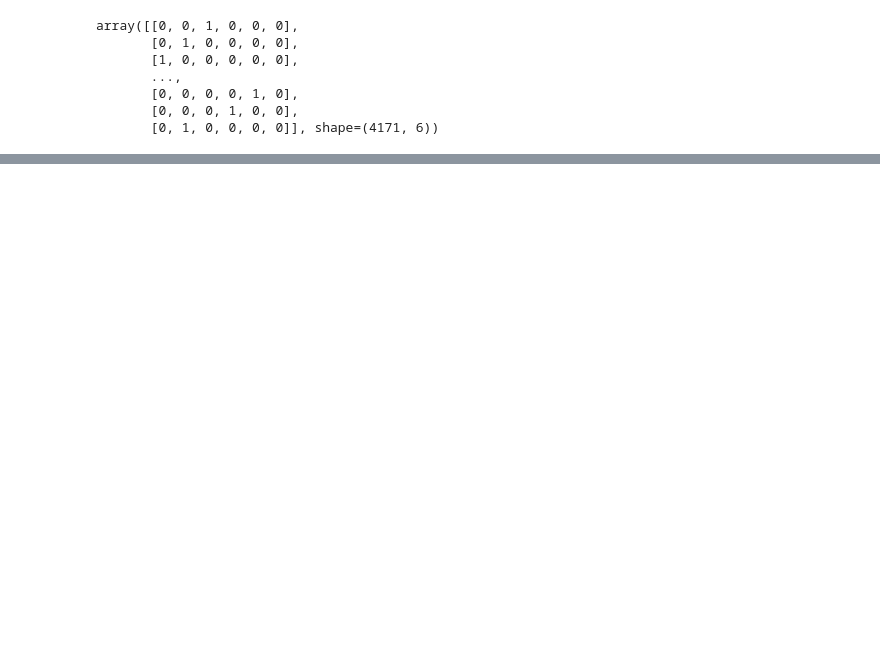
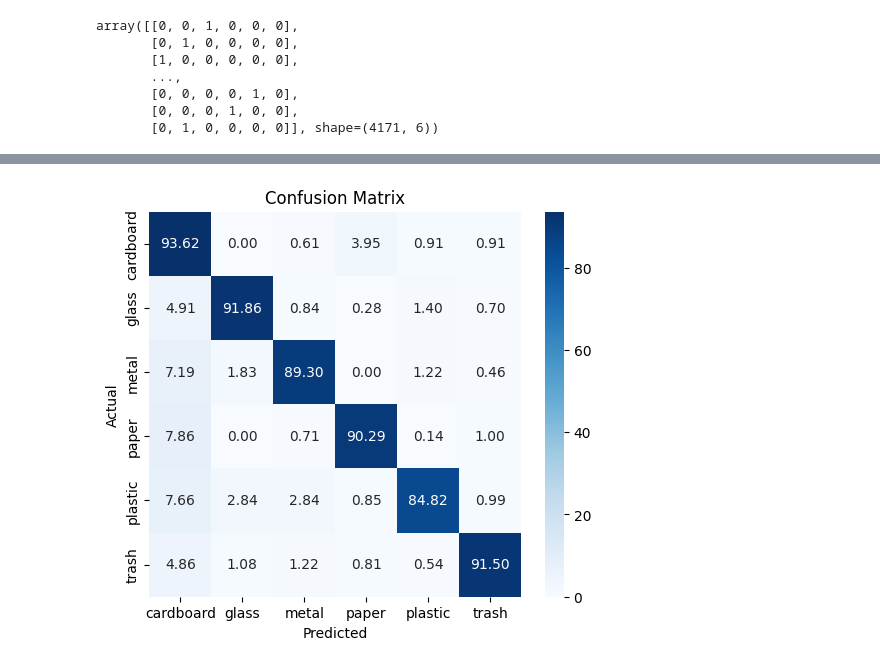
Before and after one commit to A-Francoise/garbage_classification, a Jupyter notebook: garbage_classification.ipynb, the cells around one changed output, grey strips where cells are left out. Drawn from its saved outputs; the diff is of its cells as text; code cells hidden in the pictures; blank space fills up the shorter version.

```diff
--- a/garbage_classification.ipynb
+++ b/garbage_classification.ipynb
@@ -274,8 +320,8 @@ garbage_cnn.compile(
 from tensorflow.keras.callbacks import (
     EarlyStopping,
     TensorBoard,
-    ModelCheckpoint,
-    ReduceLROnPlateau,
+    # ModelCheckpoint,
+    # ReduceLROnPlateau,
 )
 import datetime
 
@@ -288,3 +334,5 @@ log_dir = "logs/fit/" + datetime.datetime.now().strftime("%Y%m%d-%H%M%S")
 tensorboard_callback = TensorBoard(
     log_dir=log_dir, histogram_freq=1, update_freq="epoch"
 )
+
+CALLBACKS = [tensorboard_callback, early_stop]
@@ -293,7 +344,7 @@ history_finetune = garbage_cnn.fit(
     tf_train_dataset,
     validation_data=tf_valid_dataset,
     epochs=100,
-    callbacks=[tensorboard_callback, early_stop],
+    callbacks=CALLBACKS,
 )
 # %% [output]
 Epoch 1/100
@@ -404,0 +458,76 @@ F1-score: 0.9228
+# %%
+from sklearn.metrics import confusion_matrix
+import pandas as pd
+
+label_to_index = {label: i for i, label in enumerate(CLASSES)}
+index_to_label = {v: k for k, v in label_to_index.items()}  # int -> string
+
+
+def one_hot_decode(one_hot: tf.Tensor, index_to_label: t.Dict[int, str]) -> str:
+    """Convert one hot vector to string label.
+
+    Args:
+        one_hot (tf.Tensor): One hot label vector.
+        index_to_label: Dictionary mapping integer to string.
+
+    Returns:
+        str: String label name
+    """
+    class_index = tf.argmax(one_hot).numpy()  # récupérer l'indice
+    label = index_to_label[class_index]  # convertir en string
+    return label
+
+
+def display_confusion_matrix(
+    y_true: t.List[str],
+    y_pred: t.List[str],
+    labels: t.Optional[t.List[str]] = None,
+):
+    """
+    Display a confusion matrix in a readable table format.
+
+    Args:
+        y_true (List[str]): True class labels.
+        y_pred (List[str]): Predicted class labels.
+        labels (List[str]): List of class labels to index the matrix.
+            Defaults to None.
+
+    """
+    # Compute the confusion matrix
+    cm = confusion_matrix(y_true, y_pred, labels=labels)
+    cm = np.round(cm.astype("float") / cm.sum(axis=1)[:, np.newaxis] * 100, 3)
+
+    # Use labels for rows and columns if provided
+    if labels is None:
+        labels = sorted(list(set(y_true) | set(y_pred)))
+
+    # Create a DataFrame for nice display
+    cm_df = pd.DataFrame(
+        cm,
+        index=[f"Actual {l}" for l in labels],
+        columns=[f"Predicted {l}" for l in labels],
+    )
+
+    # Create the heatmap
+    plt.figure(figsize=(6, 5))
+    sns.heatmap(
+        cm,
+        annot=True,
+        fmt=".2f",
+        xticklabels=labels,
+        yticklabels=labels,
+        cmap="Blues",
+    )
+
+    plt.ylabel("Actual")
+    plt.xlabel("Predicted")
+    plt.title("Confusion Matrix")
+    plt.show()
+    return cm_df
+
+
+y_true_str = [one_hot_decode(i) for i in y_true]
+y_pred_str = [one_hot_decode(i) for i in y_pred]
+display_confusion_matrix(y_true_str, y_pred_str, labels=CLASSES)
+# %% [output]
+[figure, added]
```
Also changed, not shown: parts of 30 cells of this notebook.
